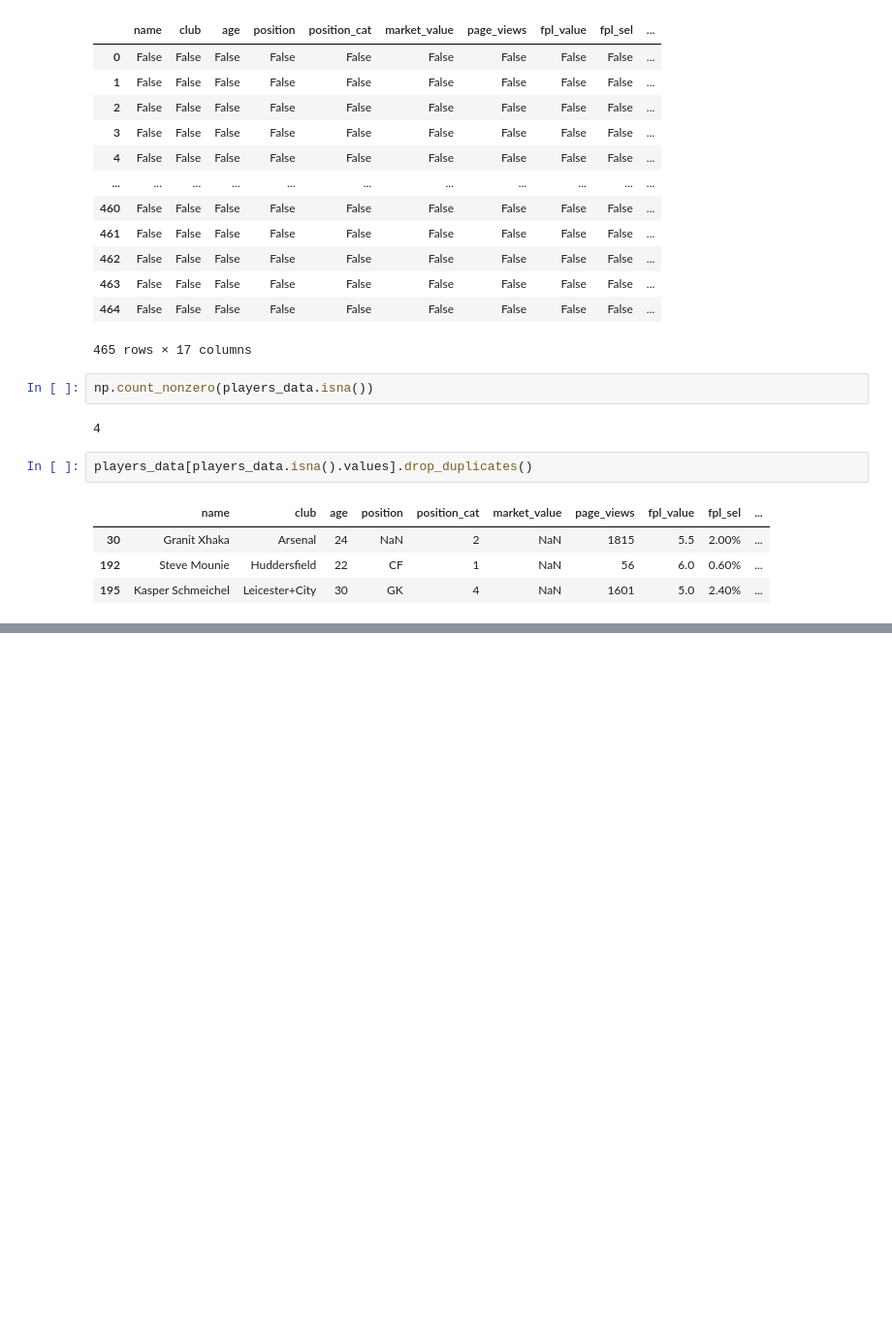
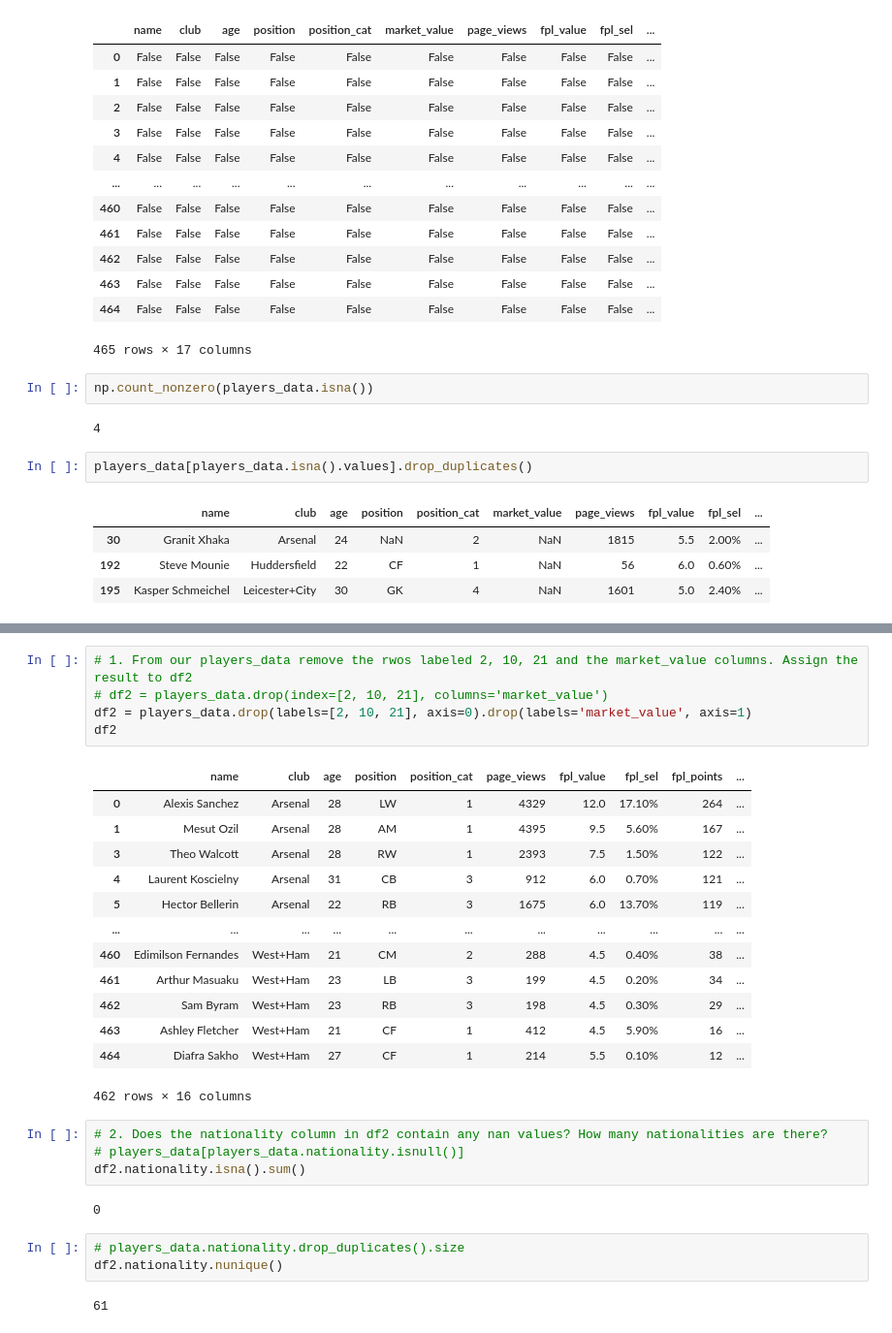
Before and after one commit to momchilantonov/ultimate_pandas_bootcamp, a Jupyter notebook: lectures/DataFrames in Depth.ipynb, the cells around one changed output, grey strips where cells are left out. Shown at 97% size. Cells and saved outputs as stored; diff of their text form; blank space fills up the shorter version.

```diff
--- a/lectures/DataFrames in Depth.ipynb
+++ b/lectures/DataFrames in Depth.ipynb
@@ -1459,0 +1467,30 @@ players_data.fillna(method='ffill', axis=1).loc[[30, 192, 195]]
+# %%
+# 1. From our players_data remove the rwos labeled 2, 10, 21 and the market_value columns. Assign the result to df2
+# df2 = players_data.drop(index=[2, 10, 21], columns='market_value')
+df2 = players_data.drop(labels=[2, 10, 21], axis=0).drop(labels='market_value', axis=1)
+df2
+# %% [output]
+|  | name | club | age | position | position_cat | page_views | fpl_value | fpl_sel | fpl_points | ... |
+| 0 | Alexis Sanchez | Arsenal | 28 | LW | 1 | 4329 | 12.0 | 17.10% | 264 | ... |
+| 1 | Mesut Ozil | Arsenal | 28 | AM | 1 | 4395 | 9.5 | 5.60% | 167 | ... |
+| 3 | Theo Walcott | Arsenal | 28 | RW | 1 | 2393 | 7.5 | 1.50% | 122 | ... |
+| 4 | Laurent Koscielny | Arsenal | 31 | CB | 3 | 912 | 6.0 | 0.70% | 121 | ... |
+| 5 | Hector Bellerin | Arsenal | 22 | RB | 3 | 1675 | 6.0 | 13.70% | 119 | ... |
+| ... | ... | ... | ... | ... | ... | ... | ... | ... | ... | ... |
+| 460 | Edimilson Fernandes | West+Ham | 21 | CM | 2 | 288 | 4.5 | 0.40% | 38 | ... |
+| 461 | Arthur Masuaku | West+Ham | 23 | LB | 3 | 199 | 4.5 | 0.20% | 34 | ... |
+| 462 | Sam Byram | West+Ham | 23 | RB | 3 | 198 | 4.5 | 0.30% | 29 | ... |
+| 463 | Ashley Fletcher | West+Ham | 21 | CF | 1 | 412 | 4.5 | 5.90% | 16 | ... |
+| 464 | Diafra Sakho | West+Ham | 27 | CF | 1 | 214 | 5.5 | 0.10% | 12 | ... |
+462 rows × 16 columns
+# %%
+# 2. Does the nationality column in df2 contain any nan values? How many nationalities are there?
+# players_data[players_data.nationality.isnull()]
+df2.nationality.isna().sum()
+# %% [output]
+0
+# %%
+# players_data.nationality.drop_duplicates().size
+df2.nationality.nunique()
+# %% [output]
+61
```
Also changed, not shown: parts of 25 cells of this notebook.
